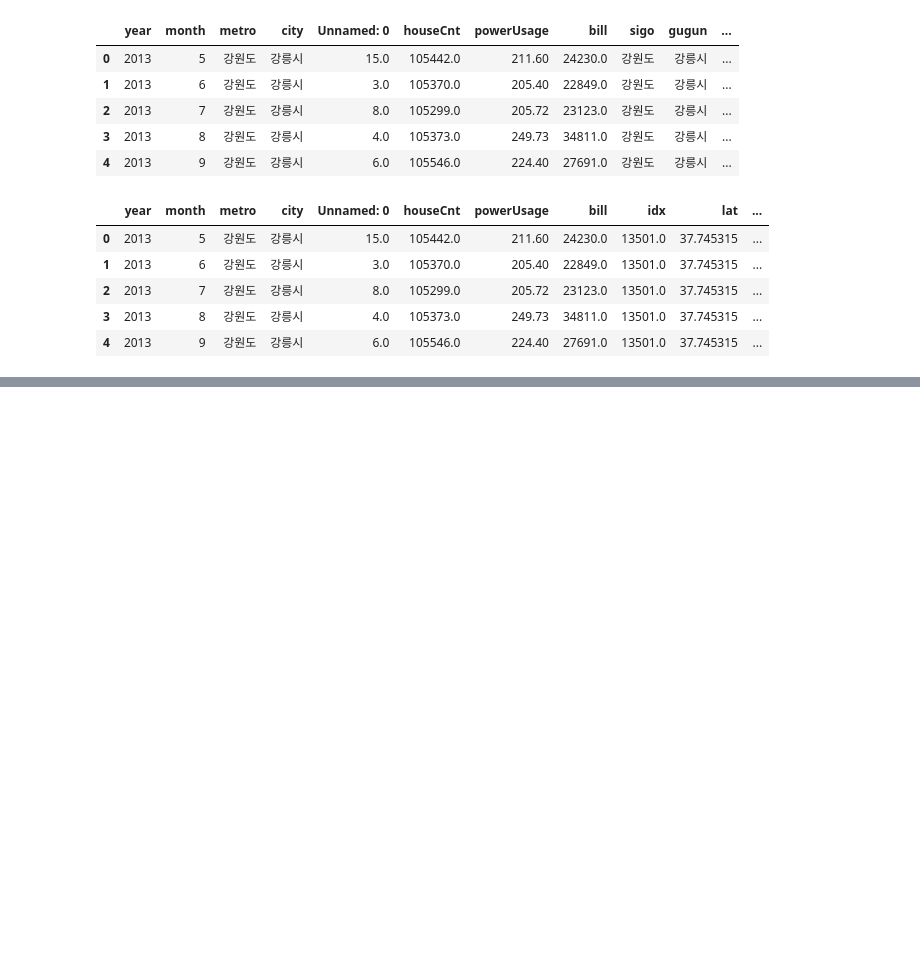
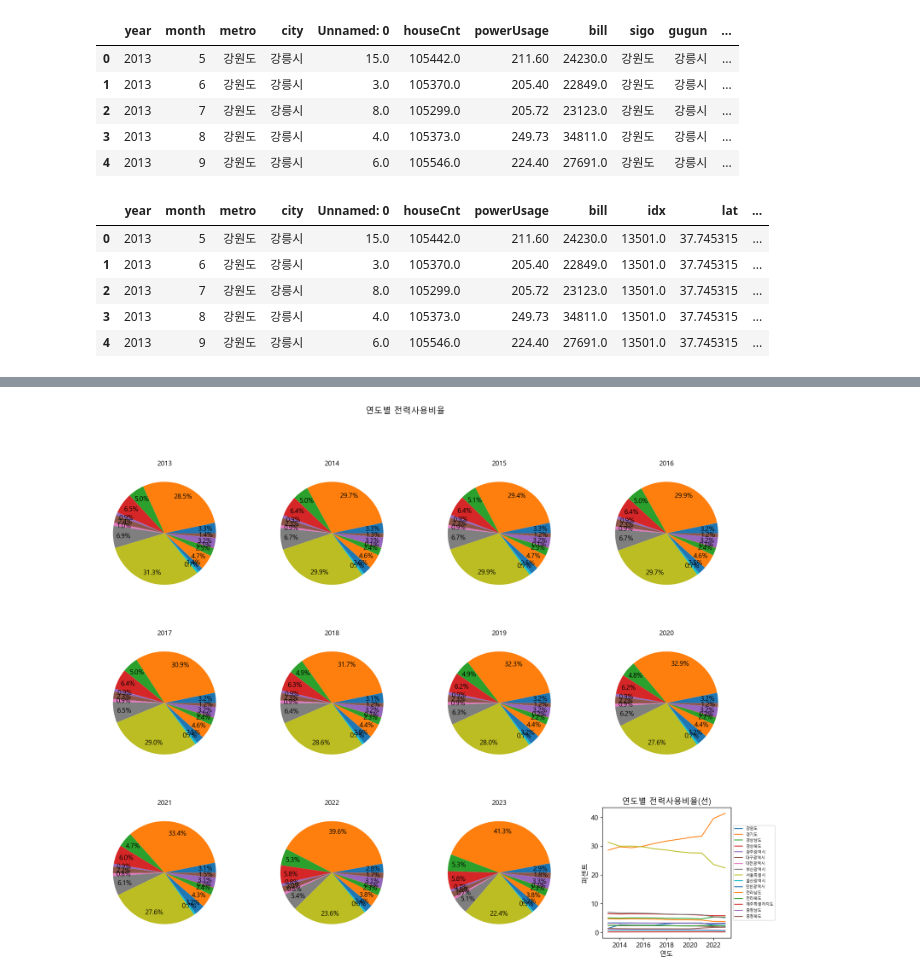
Before and after one commit to SSUUN/kepco_5, a Jupyter notebook: project/동.ipynb, the cells around one changed output, grey strips where cells are left out. Saved outputs shown, nothing was run; the diff lists cells and outputs as text; code cells hidden in the pictures; blank space fills up the shorter version.

```diff
--- a/project/동.ipynb
+++ b/project/동.ipynb
@@ -189,0 +196,14 @@ elec.head()
+# %%
+elec_all = elec_all.reset_index()
+# %%
+# for 문으로 2013~2023데이터의 전력사용비율 구하여 elec_ratio에 값 넣기
+el_1 = []
+for i in range(13,24):
+    el=(elec_all[elec_all['year']==int(f'20{i}')])
+    el['use'] = el['houseCnt']*el['powerUsage']
+    el['ratio'] = el['use']/el['use'].sum()*100
+    el_1.append(el)
+elec_ratio = pd.concat([*el_1])
+# %%
+# 시각화를 위해 필요한 자료인 year,metro,ratio만 가져오기
+elec_ratio = elec_ratio[['year','metro','ratio']]
@@ -189,0 +232,82 @@ elec.head()
+# %%
+# 선그래프를 그리기 위해 사용
+elec_ratio_1=elec_ratio.pivot_table(index='year',columns='metro',values='ratio')
+# %%
+# 2013년부터 2023년까지의 전력사용량을 비율로 표시 마지막은 표로 한눈에 볼 수 있게 표시함.
+f, axes = plt.subplots(3, 4)
+
+# 격자 크기 설정
+f.set_size_inches((20, 15))
+
+# 격자 여백 설정
+plt.subplots_adjust(wspace = 0.3, hspace = 0.3)
+
+# figure 전체 제목
+f.suptitle('연도별 전력사용비율', fontsize = 15)
+
+axes[0,0].pie(elec_ratio[elec_ratio['year']==2013]['ratio'],
+        autopct='%.1f%%',
+        pctdistance=0.8)
+axes[0,0].set_title('2013', fontsize = 12)
+
+axes[0,1].pie(elec_ratio[elec_ratio['year']==2014]['ratio'],
+        autopct='%.1f%%',
+        pctdistance=0.8)
+axes[0,1].set_title('2014', fontsize = 12)
+
+axes[0,2].pie(elec_ratio[elec_ratio['year']==2015]['ratio'],
+        autopct='%.1f%%',
+        pctdistance=0.8)
+axes[0,2].set_title('2015', fontsize = 12)
+
+axes[0,3].pie(elec_ratio[elec_ratio['year']==2016]['ratio'],
+        autopct='%.1f%%',
+        pctdistance=0.8)
+axes[0,3].set_title('2016', fontsize = 12)
+
+axes[1,0].pie(elec_ratio[elec_ratio['year']==2017]['ratio'],
+        autopct='%.1f%%',
+        pctdistance=0.8)
+axes[1,0].set_title('2017', fontsize = 12)
+
+axes[1,1].pie(elec_ratio[elec_ratio['year']==2018]['ratio'],
+        autopct='%.1f%%',
+        pctdistance=0.8)
+axes[1,1].set_title('2018', fontsize = 12)
+
+axes[1,2].pie(elec_ratio[elec_ratio['year']==2019]['ratio'],
+        autopct='%.1f%%',
+        pctdistance=0.8)
+axes[1,2].set_title('2019', fontsize = 12)
+
+axes[1,3].pie(elec_ratio[elec_ratio['year']==2020]['ratio'],
+        autopct='%.1f%%',
+        pctdistance=0.8)
+axes[1,3].set_title('2020', fontsize = 12)
+
+axes[2,0].pie(elec_ratio[elec_ratio['year']==2021]['ratio'],
+        autopct='%.1f%%',
+        pctdistance=0.8)
+axes[2, 0].set_title('2021', fontsize = 12)
+
+axes[2,1].pie(elec_ratio[elec_ratio['year']==2022]['ratio'],
+        autopct='%.1f%%',
+        pctdistance=0.8)
+axes[2,1].set_title('2022', fontsize = 12)
+
+axes[2,2].pie(elec_ratio[elec_ratio['year']==2023]['ratio'],
+        autopct='%.1f%%',
+        pctdistance=0.8)
+axes[2,2].set_title('2023', fontsize = 12)
+
+axes[2,3].plot(elec_ratio_1)
+axes[2,3].legend(elec_ratio[elec_ratio['year']==2013]['metro'],
+           loc='center left',
+           fontsize=7,bbox_to_anchor=(1,0.5))
+axes[2,3].set_title('연도별 전력사용비율(선)')
+axes[2,3].set_xlabel('연도')
+axes[2,3].set_ylabel('퍼센트')
+
+plt.show()
+# %% [output]
+[figure, added]
```
Also changed, not shown: parts of 5 cells of this notebook.
